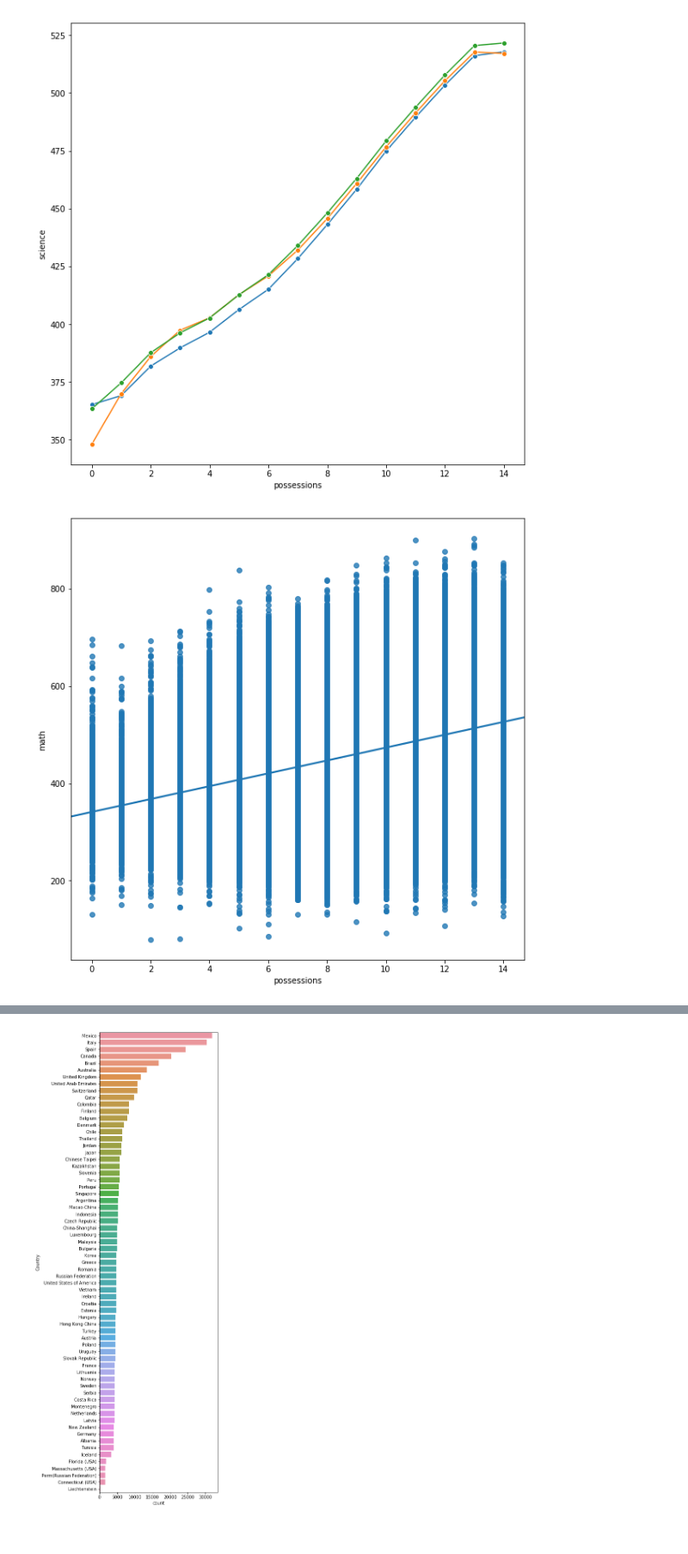
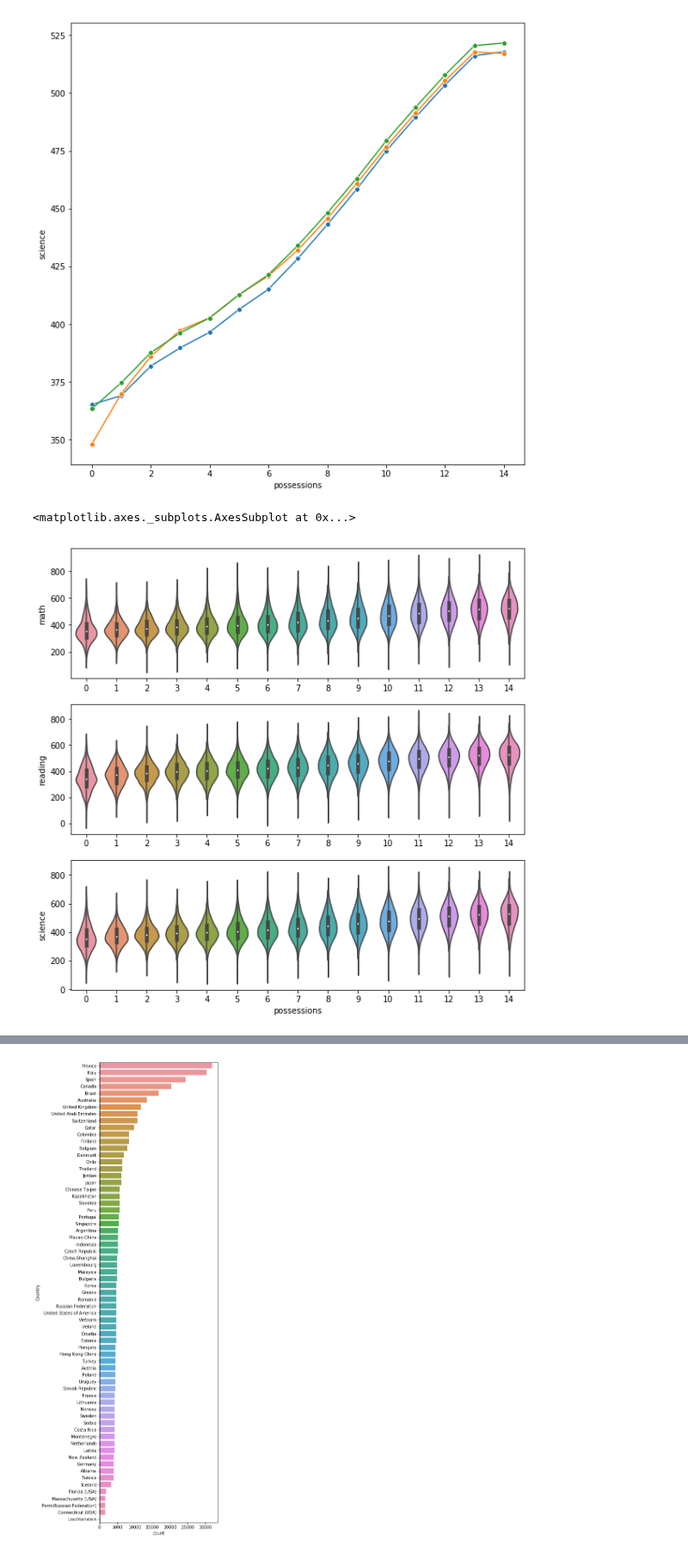
Before and after one commit to Steve-Choi/DAND, a Jupyter notebook: Communicate-Data-Findings/Communicate-Data-Findings.ipynb, the cells around one changed output, grey strips where cells are left out. Shown at 86% size. Saved outputs shown, nothing was run; the diff lists cells and outputs as text; code cells hidden in the pictures.

```diff
--- a/Communicate-Data-Findings/Communicate-Data-Findings.ipynb
+++ b/Communicate-Data-Findings/Communicate-Data-Findings.ipynb
@@ -322,9 +322,20 @@ plt.figure(figsize=(10, 10))
 [sns.lineplot(x=df_q3.index, y=df_q3.iloc[:,i], marker='o', data=df_q3) for i in range(3)];
 # %% [output]
 [figure]
-# %%
-# linear regression (whole data)
-plt.figure(figsize=(10, 10))
-sns.regplot(x="possessions", y="math", data=df);
-# %% [output]
-[figure, removed]
+# %%
+# use violin plot
+plt.figure(figsize=(10, 10))
+
+plt.subplot(3, 1, 1)
+sns.violinplot(data = df, x="possessions", y="math")
+plt.xlabel(None)
+
+plt.subplot(3, 1, 2)
+sns.violinplot(data = df, x="possessions", y="reading")
+plt.xlabel(None)
+
+plt.subplot(3, 1, 3)
+sns.violinplot(data = df, x="possessions", y="science")
+# %% [output]
+<matplotlib.axes._subplots.AxesSubplot at 0x...>
+[figure, added]
```
Also changed, not shown: parts of 9 cells of this notebook.
